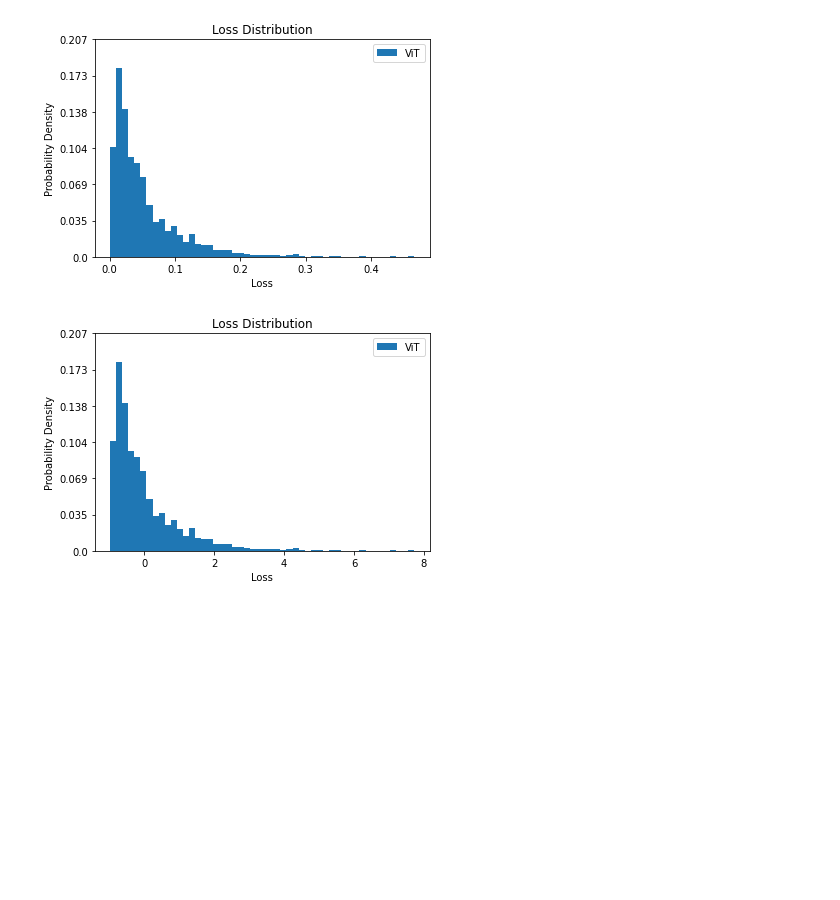
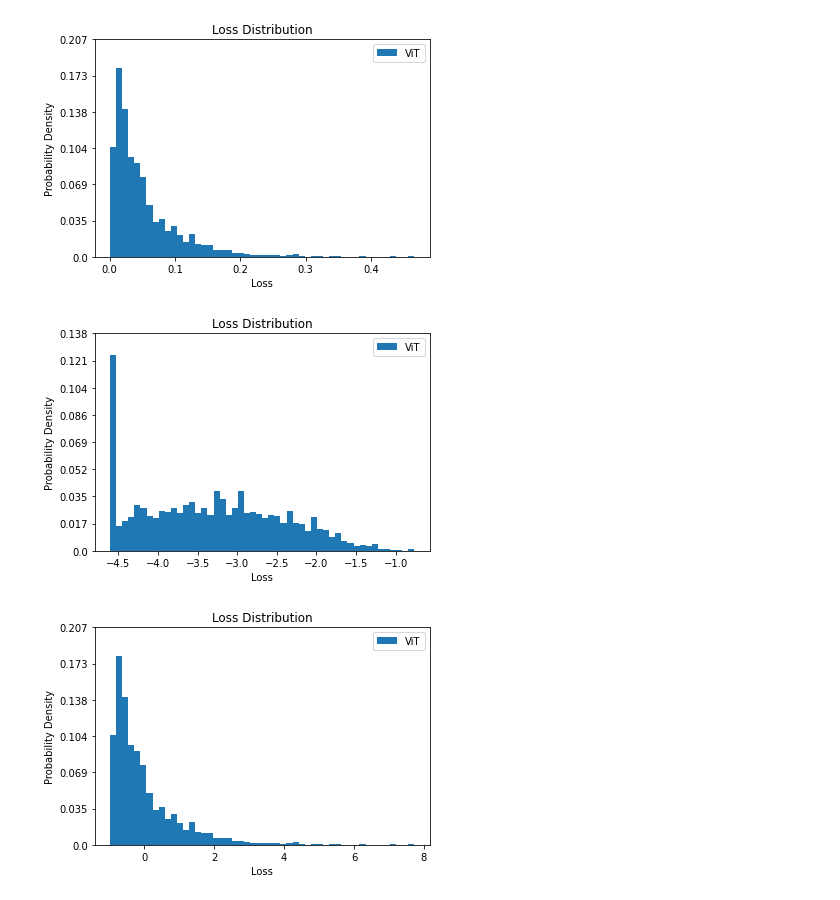
Before and after one commit to susanbao/pytorch-segmentation, a Jupyter notebook: estimated_loss_analysis.ipynb, the cells around one changed output. Saved outputs shown, nothing was run; the diff lists cells and outputs as text; code cells hidden in the pictures; blank space fills up the shorter version.

```diff
--- a/estimated_loss_analysis.ipynb
+++ b/estimated_loss_analysis.ipynb
@@ -48,6 +57,12 @@ val_loss = np_read("/workspace/pytorch-segmentation/pro_data/PSPNet_VOC/val/imag
 display_data_hist(val_loss)
 # %% [output]
 [figure]
+# %%
+temp_loss = np.copy(val_loss)
+temp_loss[temp_loss<0.01]=0.01
+display_data_hist(np.log(temp_loss))
+# %% [output]
+[figure, added]
 # %%
 val_loss = (val_loss - normalize[0])/normalize[1]
 display_data_hist(val_loss)
```
Also changed, not shown: parts of 14 cells of this notebook, 4 other files.
